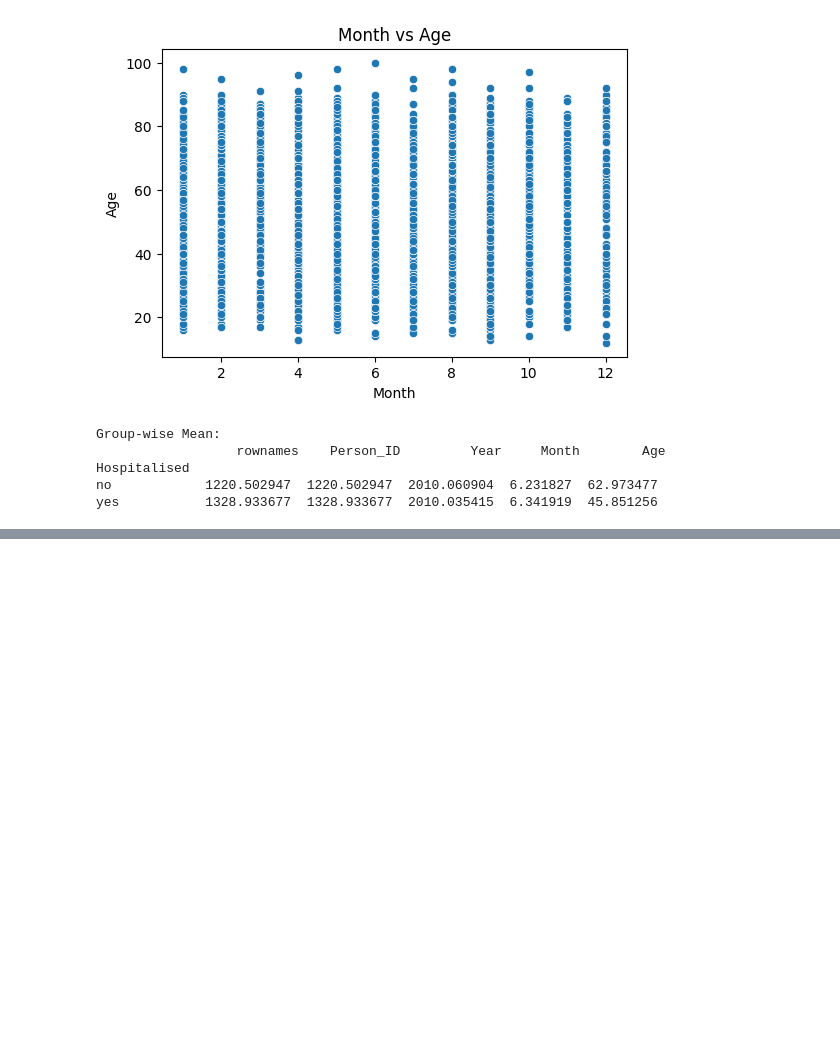
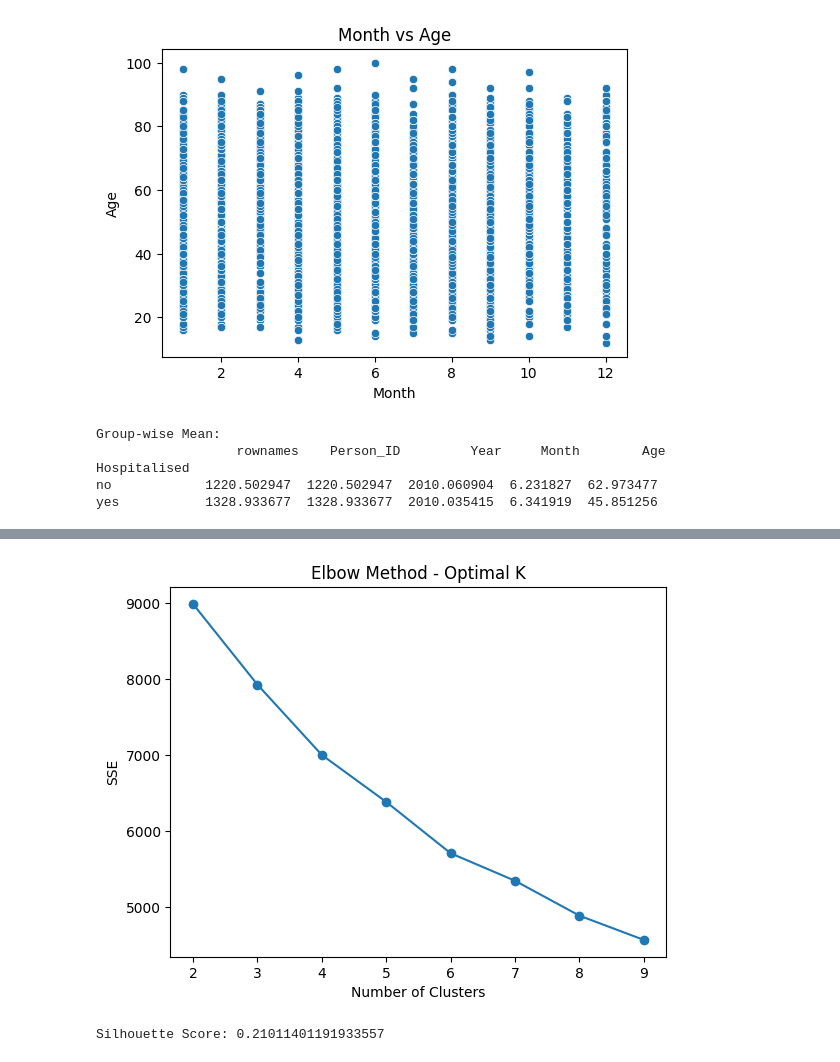
Before and after one commit to muralipamarthi/EDA, a Jupyter notebook: 22BDS0327.ipynb, the cells around one changed output, grey strips where cells are left out. Saved outputs shown, nothing was run; the diff lists cells and outputs as text; code cells hidden in the pictures; blank space fills up the shorter version.

```diff
--- a/22BDS0327.ipynb
+++ b/22BDS0327.ipynb
@@ -263,0 +353,26 @@ yes           1328.933677  1328.933677  2010.035415  6.341919  45.851256
+# %%
+X = df[numeric_cols].dropna()
+scaler = StandardScaler()
+X_scaled = scaler.fit_transform(X)
+sse = []
+k_range = range(2, 10)
+for k in k_range:
+    km = KMeans(n_clusters=k, random_state=42)
+    km.fit(X_scaled)
+    sse.append(km.inertia_)
+
+plt.plot(k_range, sse, marker='o')
+plt.title("Elbow Method - Optimal K")
+plt.xlabel("Number of Clusters")
+plt.ylabel("SSE")
+plt.show()
+k_opt = 3
+kmeans = KMeans(n_clusters=k_opt, random_state=42)
+df['Cluster'] = kmeans.fit_predict(X_scaled)
+# %% [output]
+[figure, added]
+# %%
+score = silhouette_score(X_scaled, df['Cluster'])
+print("Silhouette Score:", score)
+# %% [output]
+Silhouette Score: 0.21011401191933557
```
Also changed, not shown: parts of 11 cells of this notebook.
